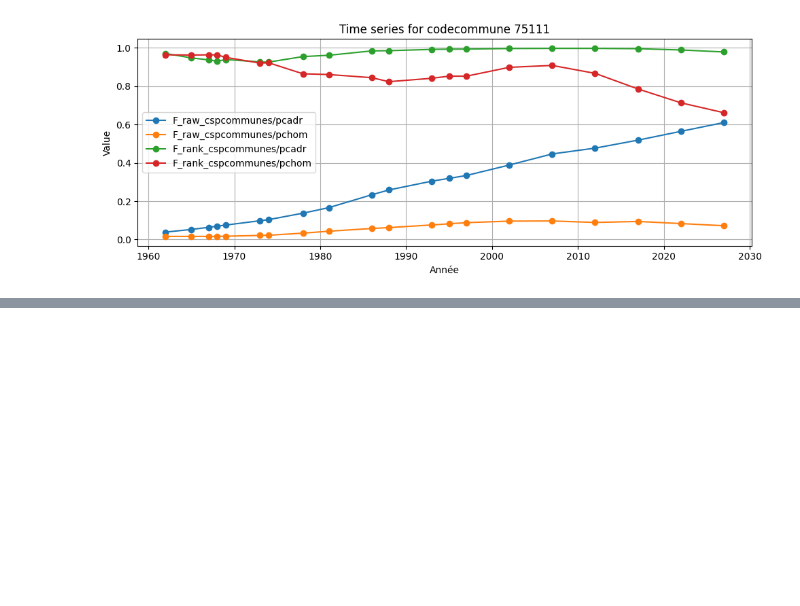
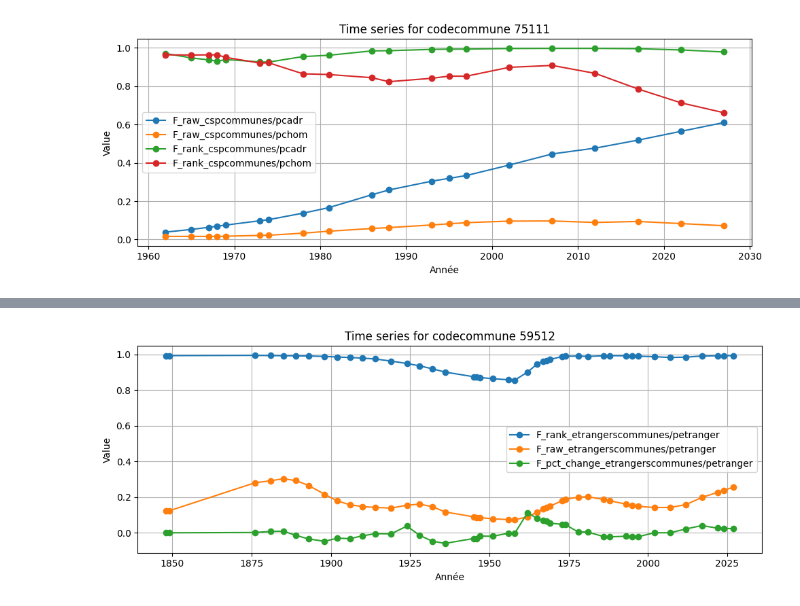
Before and after one commit to artmanceau/electera, a Jupyter notebook: notebooks/experiments/data_check.ipynb, the cells around one changed output, grey strips where cells are left out. Saved outputs shown, nothing was run; the diff lists cells and outputs as text; code cells hidden in the pictures; blank space fills up the shorter version.

```diff
--- a/notebooks/experiments/data_check.ipynb
+++ b/notebooks/experiments/data_check.ipynb
@@ -312,0 +322,9 @@ plot_ts(
+# %%
+# Roubaix
+plot_ts(
+    data,
+    codecommune="59512",
+    features=['F_rank_etrangerscommunes/petranger', 'F_raw_etrangerscommunes/petranger', 'F_pct_change_etrangerscommunes/petranger']
+)
+# %% [output]
+[figure, added]
```
Also changed, not shown: parts of 3 cells of this notebook, 4 other files.
